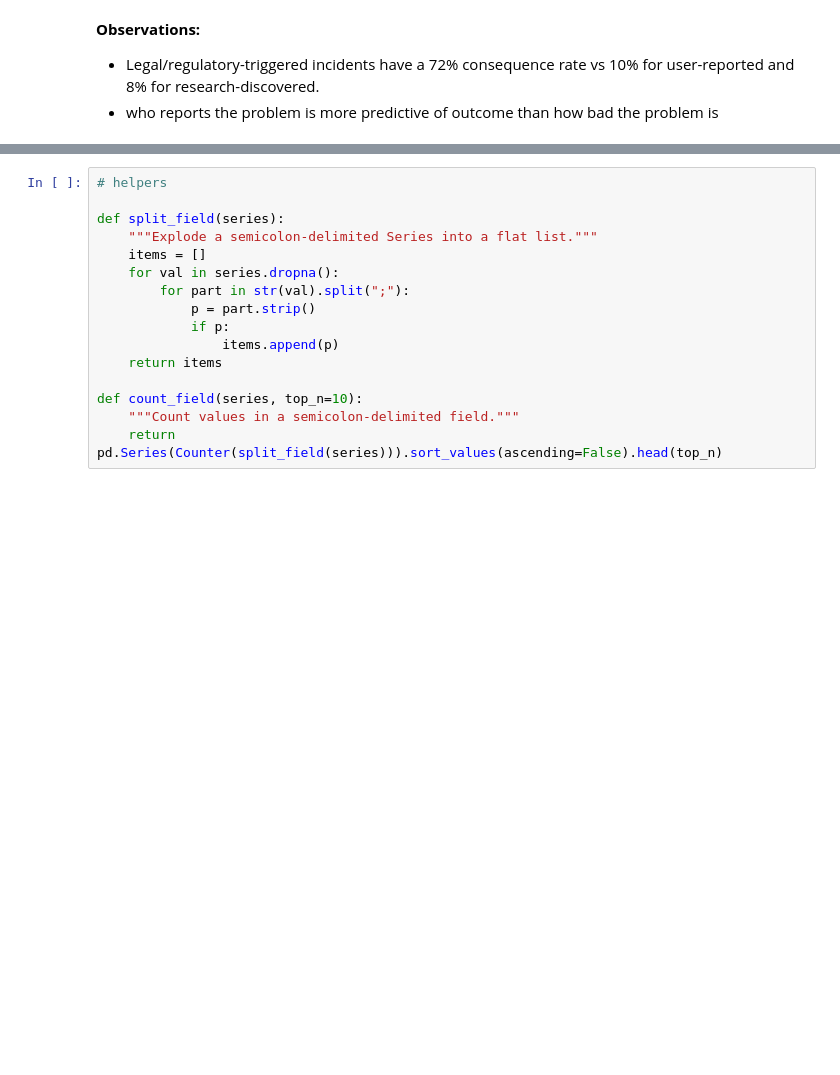
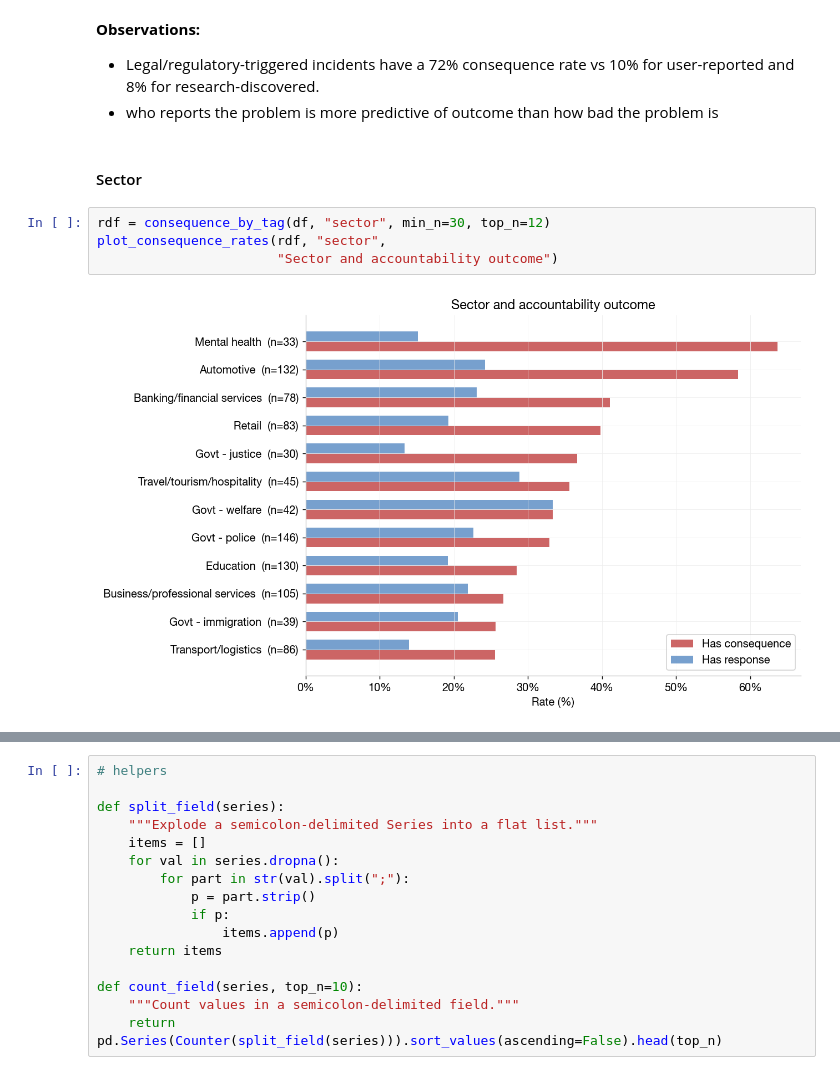
Before and after one commit to marilynn-mm/ai-incident-visualisation, a Jupyter notebook: analysis/AIAAIC/explore.ipynb, the cells around one changed output, grey strips where cells are left out. Cells and saved outputs as stored; diff of their text form; blank space fills up the shorter version.

```diff
--- a/analysis/AIAAIC/explore.ipynb
+++ b/analysis/AIAAIC/explore.ipynb
@@ -331,3 +315,11 @@ plt.show()
 **Observations:**
 - Legal/regulatory-triggered incidents have a 72% consequence rate vs 10% for user-reported and 8% for research-discovered.
 - who reports the problem is more predictive of outcome than how bad the problem is
+# %% [markdown]
+#### Sector
+# %%
+rdf = consequence_by_tag(df, "sector", min_n=30, top_n=12)
+plot_consequence_rates(rdf, "sector",
+                       "Sector and accountability outcome")
+# %% [output]
+[figure, added]
```
Also changed, not shown: parts of 29 cells of this notebook.
